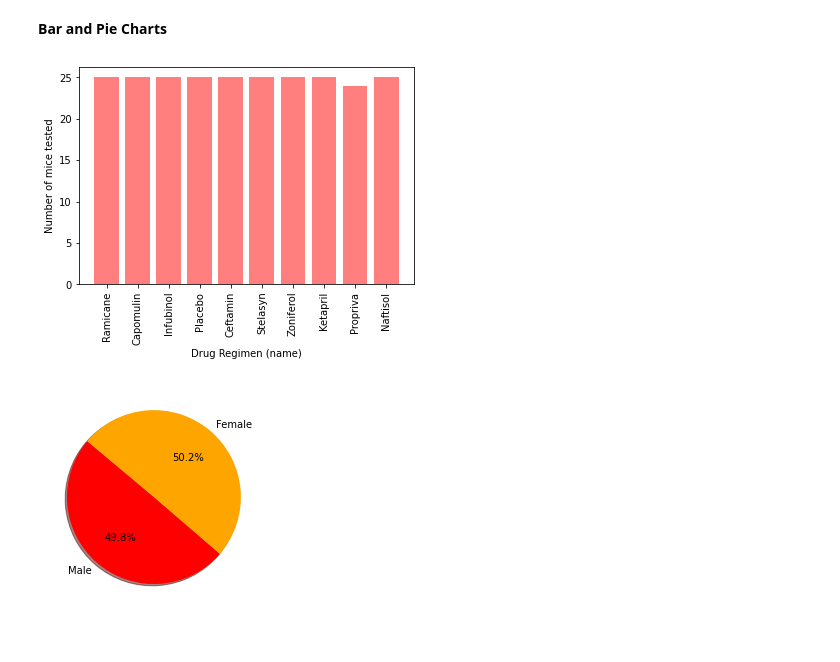
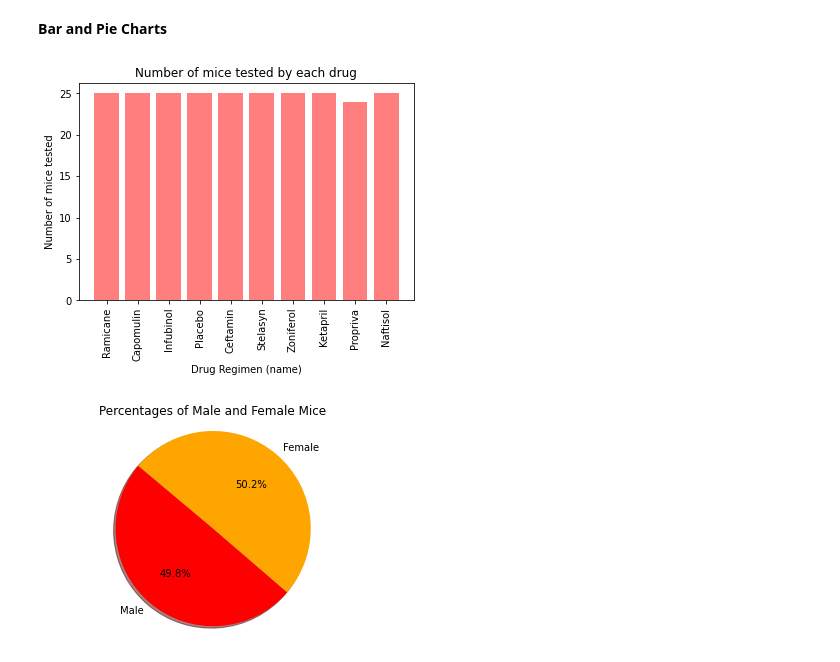
Before and after one commit to sieiden/matplotlib_challenge, a Jupyter notebook: Untitled.ipynb, the cells around one changed output. Saved outputs shown, nothing was run; the diff lists cells and outputs as text; code cells hidden in the pictures.

Commit message:
found pie chart

```diff
--- a/Untitled.ipynb
+++ b/Untitled.ipynb
@@ -132,17 +132,17 @@ summary_df_2
 # %%
 #bar chart using pyplot
 #x_axis = different drugs
 x_axis = clean_df["Drug Regimen"].unique().tolist()
 plt.xlabel("Drug Regimen (name)")
 plt.xticks(rotation="vertical")
 #y-axis is number of mice using each drug
 y_axis = drug_group["Mouse ID"].nunique()
 plt.ylabel("Number of mice tested");
-
+plt.title("Number of mice tested by each drug")
 
 plt.bar(x_axis, y_axis, color='r', alpha=0.5, align="center");
 # %% [output]
-[figure, old version]
+[figure, new version]
 # %%
 #pie chart using pyplot
 # Labels for the sections of our pie chart
@@ -157,9 +157,11 @@ colors = ["red", "orange"]
 
 # Creates the pie chart based upon the values above
 # Automatically finds the percentages of each part of the pie chart
+plt.title("Percentages of Male and Female Mice")
 plt.pie(sizes, labels=labels, colors=colors,
-        autopct="%1.1f%%", shadow=True, startangle=140);
+        autopct="%1.1f%%", shadow=True, startangle=140)
+plt.axis("equal");
 # %% [output]
-[figure, old version]
+[figure, new version]
 # %%
 #pie chart using pandas
```
